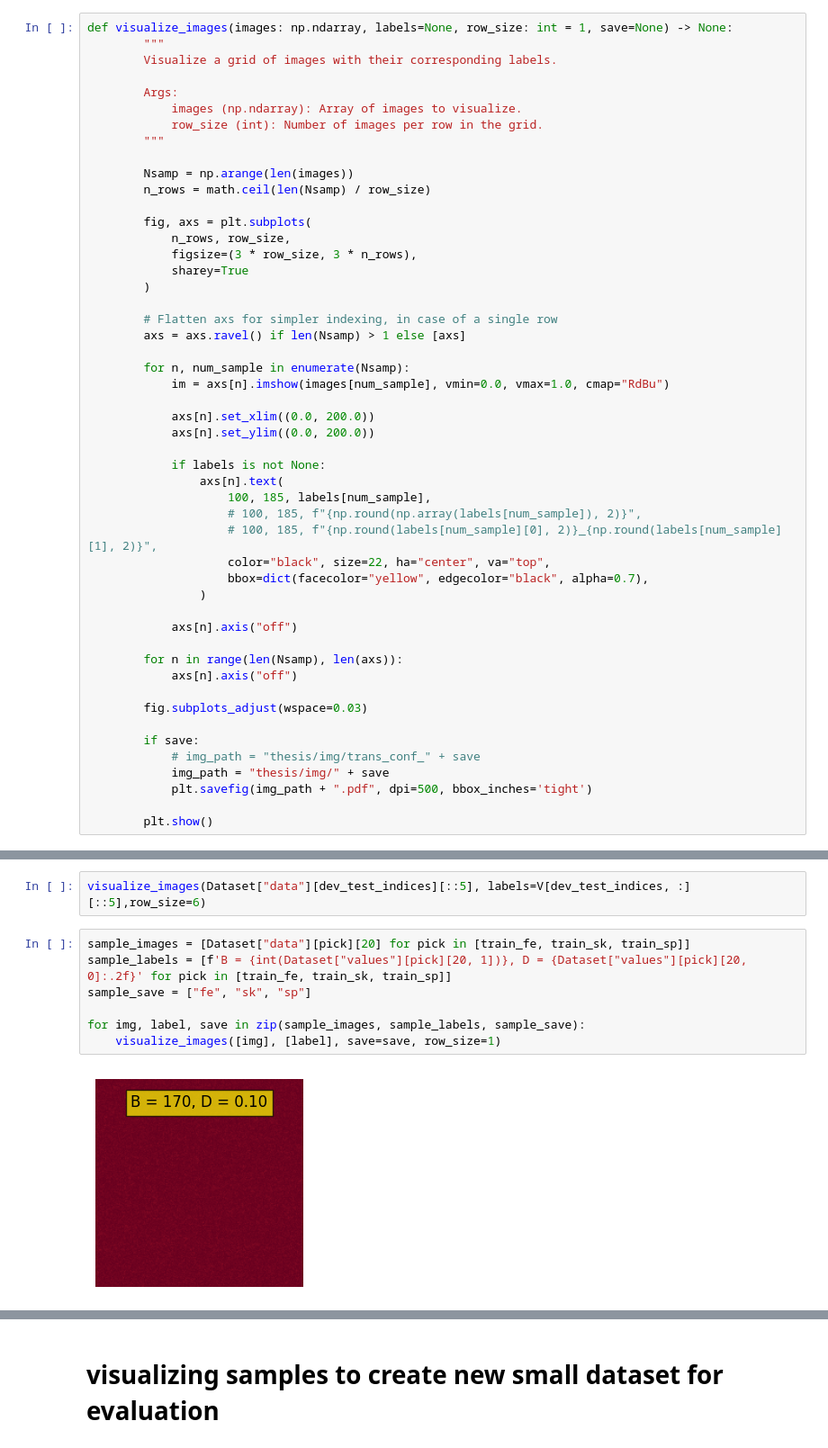
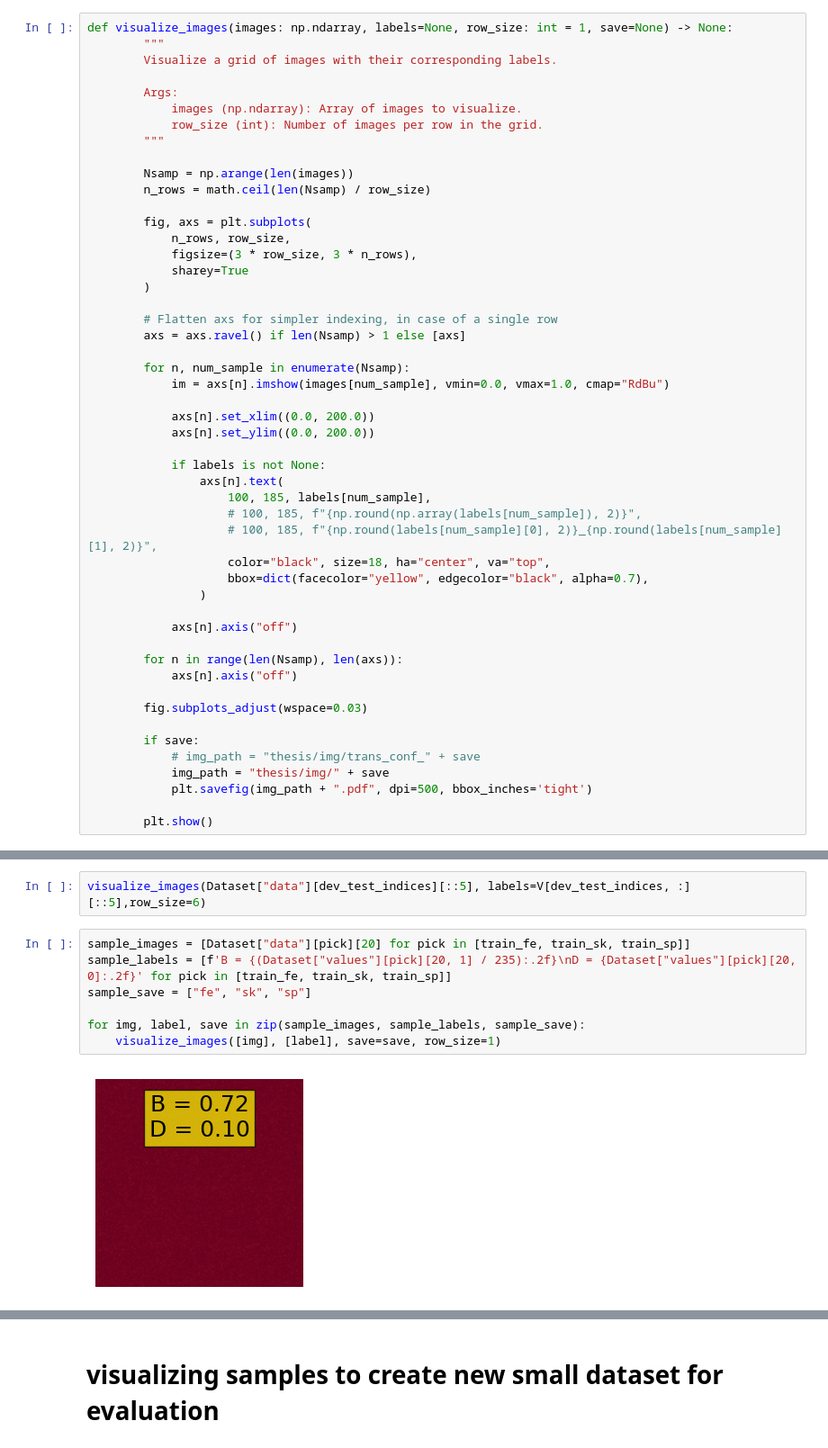
Before and after one commit to rendeka/diploma_thesis, a Jupyter notebook: todo_creating_dataset.ipynb, the cells around one changed output, grey strips where cells are left out. Shown at 90% size. Saved outputs shown, nothing was run; the diff lists cells and outputs as text.

```diff
--- a/todo_creating_dataset.ipynb
+++ b/todo_creating_dataset.ipynb
@@ -143,7 +156,7 @@ def visualize_images(images: np.ndarray, labels=None, row_size: int = 1, save=No
                     100, 185, labels[num_sample],
                     # 100, 185, f"{np.round(np.array(labels[num_sample]), 2)}",
                     # 100, 185, f"{np.round(labels[num_sample][0], 2)}_{np.round(labels[num_sample][1], 2)}",
-                    color="black", size=22, ha="center", va="top",
+                    color="black", size=18, ha="center", va="top",
                     bbox=dict(facecolor="yellow", edgecolor="black", alpha=0.7),
                 )
 
@@ -389,10 +402,10 @@ visualize_images(Dataset["data"][try_sp], row_size=6)
 visualize_images(Dataset["data"][dev_test_indices][::5], labels=V[dev_test_indices, :][::5],row_size=6)
 # %%
 sample_images = [Dataset["data"][pick][20] for pick in [train_fe, train_sk, train_sp]]
-sample_labels = [f'B = {int(Dataset["values"][pick][20, 1])}, D = {Dataset["values"][pick][20, 0]:.2f}' for pick in [train_fe, train_sk, train_sp]]
+sample_labels = [f'B = {(Dataset["values"][pick][20, 1] / 235):.2f}\nD = {Dataset["values"][pick][20, 0]:.2f}' for pick in [train_fe, train_sk, train_sp]]
 sample_save = ["fe", "sk", "sp"]
 
 for img, label, save in zip(sample_images, sample_labels, sample_save):
     visualize_images([img], [label], save=save, row_size=1)
 # %% [output]
-[figure, old version]
+[figure, new version]
```
Also changed, not shown: parts of 8 cells of this notebook, 43 other files.
